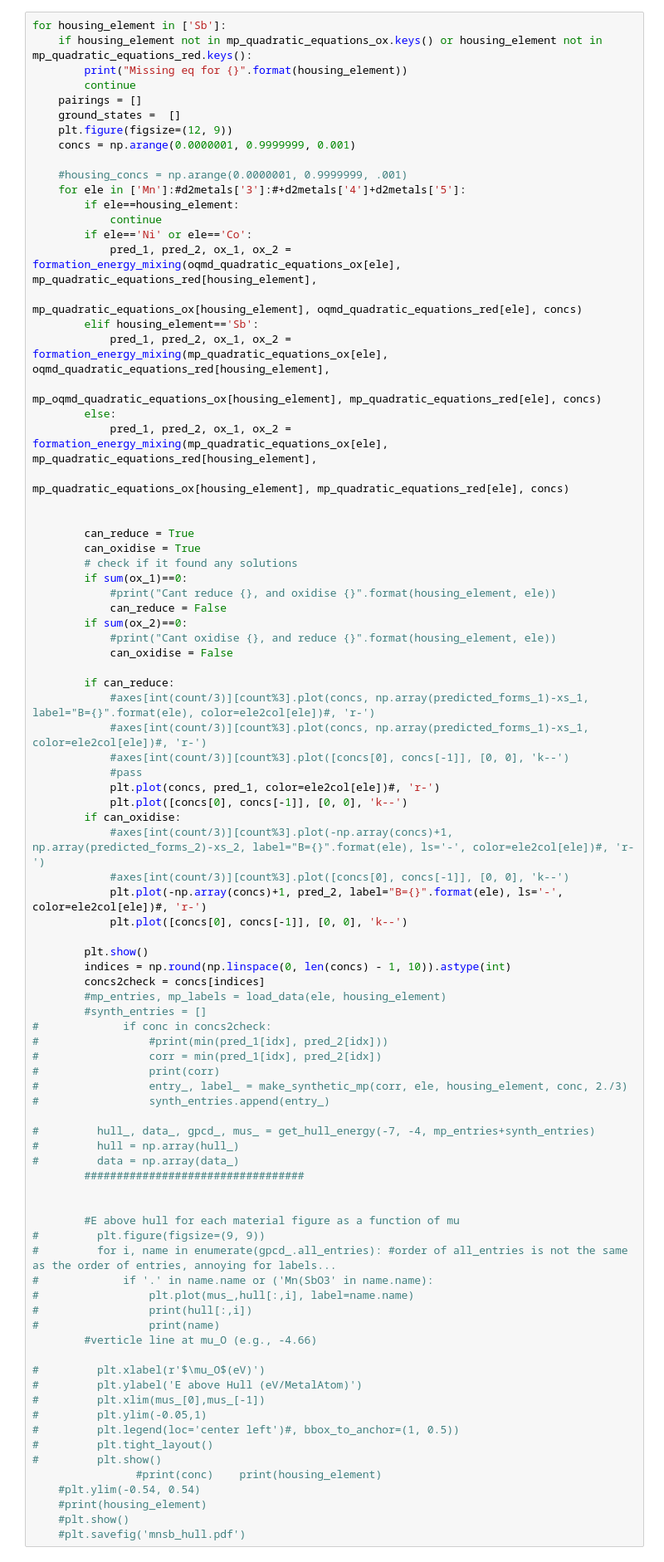
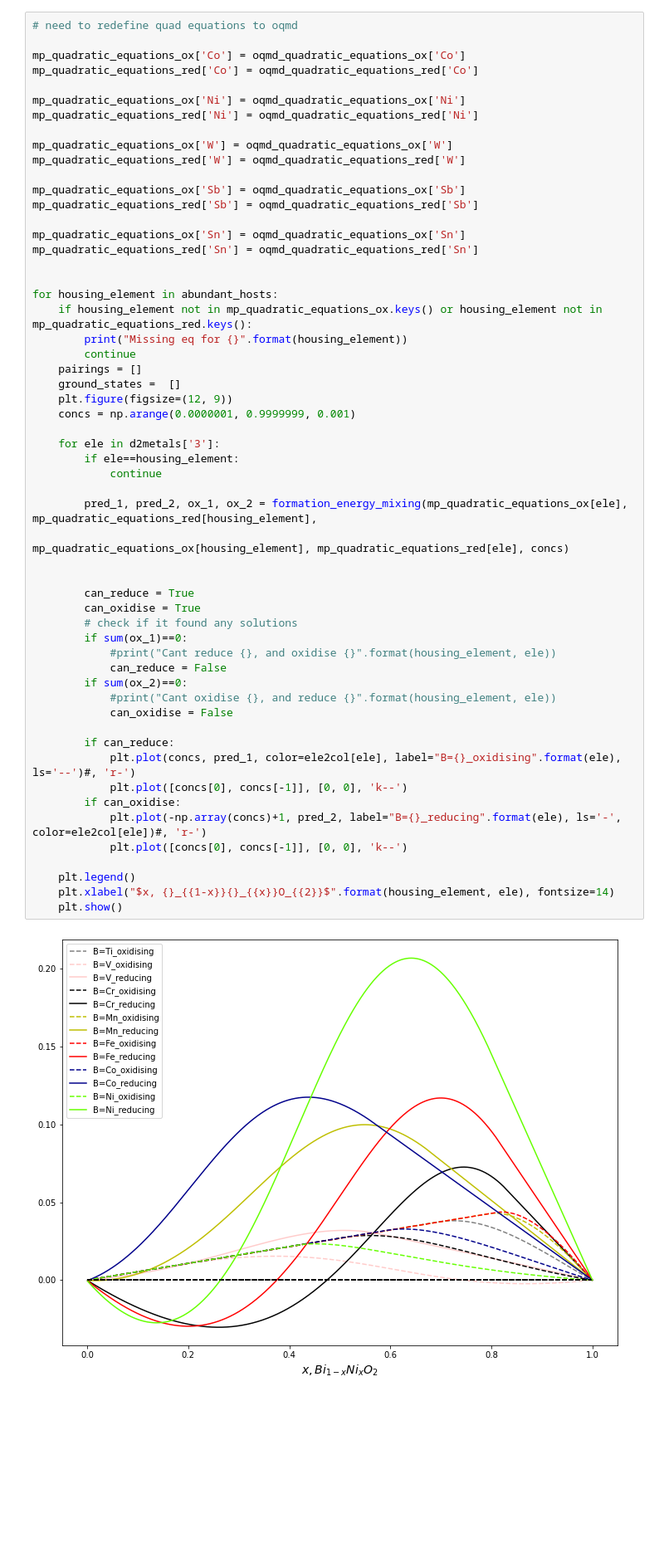
Before and after one commit to michaelcraiger/fefos, a Jupyter notebook: formation_energy_mixer.ipynb, the cells around one changed output. Shown: that part at 83% size. Cells and saved outputs as stored; diff of their text form; blank space fills up the shorter version.

```diff
--- a/formation_energy_mixer.ipynb
+++ b/formation_energy_mixer.ipynb
@@ -321,89 +307,60 @@ def oxidation_reduction_equation(x, ox_conc, o1, o2, o3, r1, r2, r3):
     """
     return (o1*x**2+o2*x+o3)+(r1*(ox_conc*x/(1-ox_conc))**2+r2*(ox_conc*x/(1-ox_conc))+r3)
 # %%
-for housing_element in ['Sb']:
+# need to redefine quad equations to oqmd
+
+mp_quadratic_equations_ox['Co'] = oqmd_quadratic_equations_ox['Co']
+mp_quadratic_equations_red['Co'] = oqmd_quadratic_equations_red['Co']
+
+mp_quadratic_equations_ox['Ni'] = oqmd_quadratic_equations_ox['Ni']
+mp_quadratic_equations_red['Ni'] = oqmd_quadratic_equations_red['Ni']
+
+mp_quadratic_equations_ox['W'] = oqmd_quadratic_equations_ox['W']
+mp_quadratic_equations_red['W'] = oqmd_quadratic_equations_red['W']
+
+mp_quadratic_equations_ox['Sb'] = oqmd_quadratic_equations_ox['Sb']
+mp_quadratic_equations_red['Sb'] = oqmd_quadratic_equations_red['Sb']
+
+mp_quadratic_equations_ox['Sn'] = oqmd_quadratic_equations_ox['Sn']
+mp_quadratic_equations_red['Sn'] = oqmd_quadratic_equations_red['Sn']
+
+
+for housing_element in abundant_hosts:
     if housing_element not in mp_quadratic_equations_ox.keys() or housing_element not in mp_quadratic_equations_red.keys():
         print("Missing eq for {}".format(housing_element))
         continue
     pairings = []
     ground_states =  []
     plt.figure(figsize=(12, 9))
     concs = np.arange(0.0000001, 0.9999999, 0.001)
 
-    #housing_concs = np.arange(0.0000001, 0.9999999, .001)
-    for ele in ['Mn']:#d2metals['3']:#+d2metals['4']+d2metals['5']:
+    for ele in d2metals['3']:
         if ele==housing_element:
             continue
-        if ele=='Ni' or ele=='Co':
-            pred_1, pred_2, ox_1, ox_2 = formation_energy_mixing(oqmd_quadratic_equations_ox[ele], mp_quadratic_equations_red[housing_element],
-                                                                 mp_quadratic_equations_ox[housing_element], oqmd_quadratic_equations_red[ele], concs)
-        elif housing_element=='Sb':
-            pred_1, pred_2, ox_1, ox_2 = formation_energy_mixing(mp_quadratic_equations_ox[ele], oqmd_quadratic_equations_red[housing_element],
-                                                                 mp_oqmd_quadratic_equations_ox[housing_element], mp_quadratic_equations_red[ele], concs)
-        else:
-            pred_1, pred_2, ox_1, ox_2 = formation_energy_mixing(mp_quadratic_equations_ox[ele], mp_quadratic_equations_red[housing_element],
-                                                                 mp_quadratic_equations_ox[housing_element], mp_quadratic_equations_red[ele], concs)
+
+        pred_1, pred_2, ox_1, ox_2 = formation_energy_mixing(mp_quadratic_equations_ox[ele], mp_quadratic_equations_red[housing_element],
+                                                             mp_quadratic_equations_ox[housing_element], mp_quadratic_equations_red[ele], concs)
 
 
         can_reduce = True
         can_oxidise = True
         # check if it found any solutions
         if sum(ox_1)==0:
             #print("Cant reduce {}, and oxidise {}".format(housing_element, ele))
             can_reduce = False
         if sum(ox_2)==0:
             #print("Cant oxidise {}, and reduce {}".format(housing_element, ele))
             can_oxidise = False
 
         if can_reduce:
-            #axes[int(count/3)][count%3].plot(concs, np.array(predicted_forms_1)-xs_1, label="B={}".format(ele), color=ele2col[ele])#, 'r-')
-            #axes[int(count/3)][count%3].plot(concs, np.array(predicted_forms_1)-xs_1, color=ele2col[ele])#, 'r-')
-            #axes[int(count/3)][count%3].plot([concs[0], concs[-1]], [0, 0], 'k--')
-            #pass
-            plt.plot(concs, pred_1, color=ele2col[ele])#, 'r-')
+            plt.plot(concs, pred_1, color=ele2col[ele], label="B={}_oxidising".format(ele), ls='--')#, 'r-')
             plt.plot([concs[0], concs[-1]], [0, 0], 'k--')
         if can_oxidise:
-            #axes[int(count/3)][count%3].plot(-np.array(concs)+1, np.array(predicted_forms_2)-xs_2, label="B={}".format(ele), ls='-', color=ele2col[ele])#, 'r-')
-            #axes[int(count/3)][count%3].plot([concs[0], concs[-1]], [0, 0], 'k--')
-            plt.plot(-np.array(concs)+1, pred_2, label="B={}".format(ele), ls='-', color=ele2col[ele])#, 'r-')
+            plt.plot(-np.array(concs)+1, pred_2, label="B={}_reducing".format(ele), ls='-', color=ele2col[ele])#, 'r-')
             plt.plot([concs[0], concs[-1]], [0, 0], 'k--')
 
-        plt.show()
-        indices = np.round(np.linspace(0, len(concs) - 1, 10)).astype(int)
-        concs2check = concs[indices]
-        #mp_entries, mp_labels = load_data(ele, housing_element)
-        #synth_entries = []
-#             if conc in concs2check:
-#                 #print(min(pred_1[idx], pred_2[idx]))
-#                 corr = min(pred_1[idx], pred_2[idx])
-#                 print(corr)
-#                 entry_, label_ = make_synthetic_mp(corr, ele, housing_element, conc, 2./3)
-#                 synth_entries.append(entry_)
-
-#         hull_, data_, gpcd_, mus_ = get_hull_energy(-7, -4, mp_entries+synth_entries)
-#         hull = np.array(hull_)
-#         data = np.array(data_)
-        ##################################
-
-
-        #E above hull for each material figure as a function of mu
-#         plt.figure(figsize=(9, 9))
-#         for i, name in enumerate(gpcd_.all_entries): #order of all_entries is not the same as the order of entries, annoying for labels...
-#             if '.' in name.name or ('Mn(SbO3' in name.name):
-#                 plt.plot(mus_,hull[:,i], label=name.name)
-#                 print(hull[:,i])
-#                 print(name)
-        #verticle line at mu_O (e.g., -4.66)
-
-#         plt.xlabel(r'$\mu_O$(eV)')
-#         plt.ylabel('E above Hull (eV/MetalAtom)')
-#         plt.xlim(mus_[0],mus_[-1])
-#         plt.ylim(-0.05,1)
-#         plt.legend(loc='center left')#, bbox_to_anchor=(1, 0.5))
-#         plt.tight_layout()
-#         plt.show()
-                #print(conc)    print(housing_element)
-    #plt.ylim(-0.54, 0.54)
-    #print(housing_element)
-    #plt.show()
-    #plt.savefig('mnsb_hull.pdf')
+    plt.legend()
+    plt.xlabel("$x, {}_{{1-x}}{}_{{x}}O_{{2}}$".format(housing_element, ele), fontsize=14)
+    plt.show()
+# %% [output]
+[figure, added]
```
Also changed, not shown: parts of 3 cells of this notebook.
